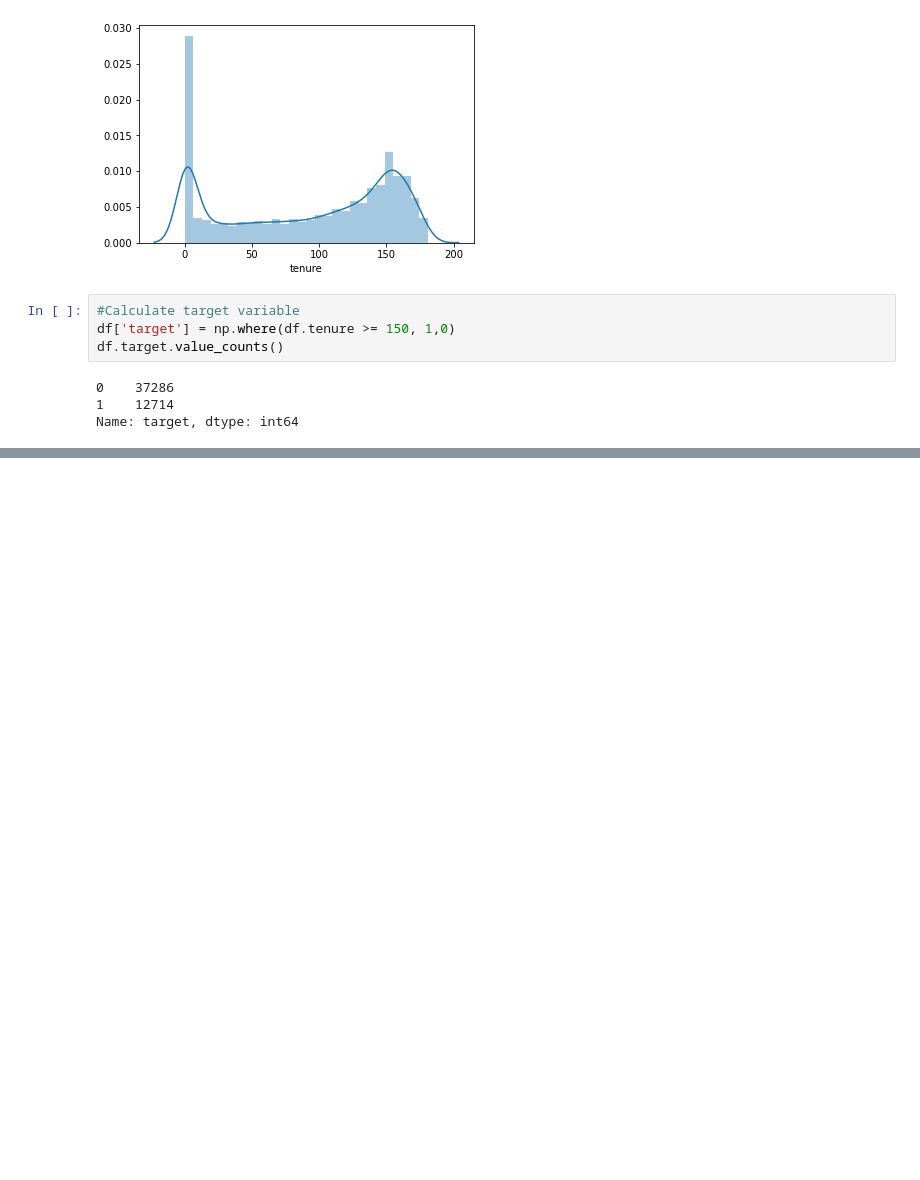
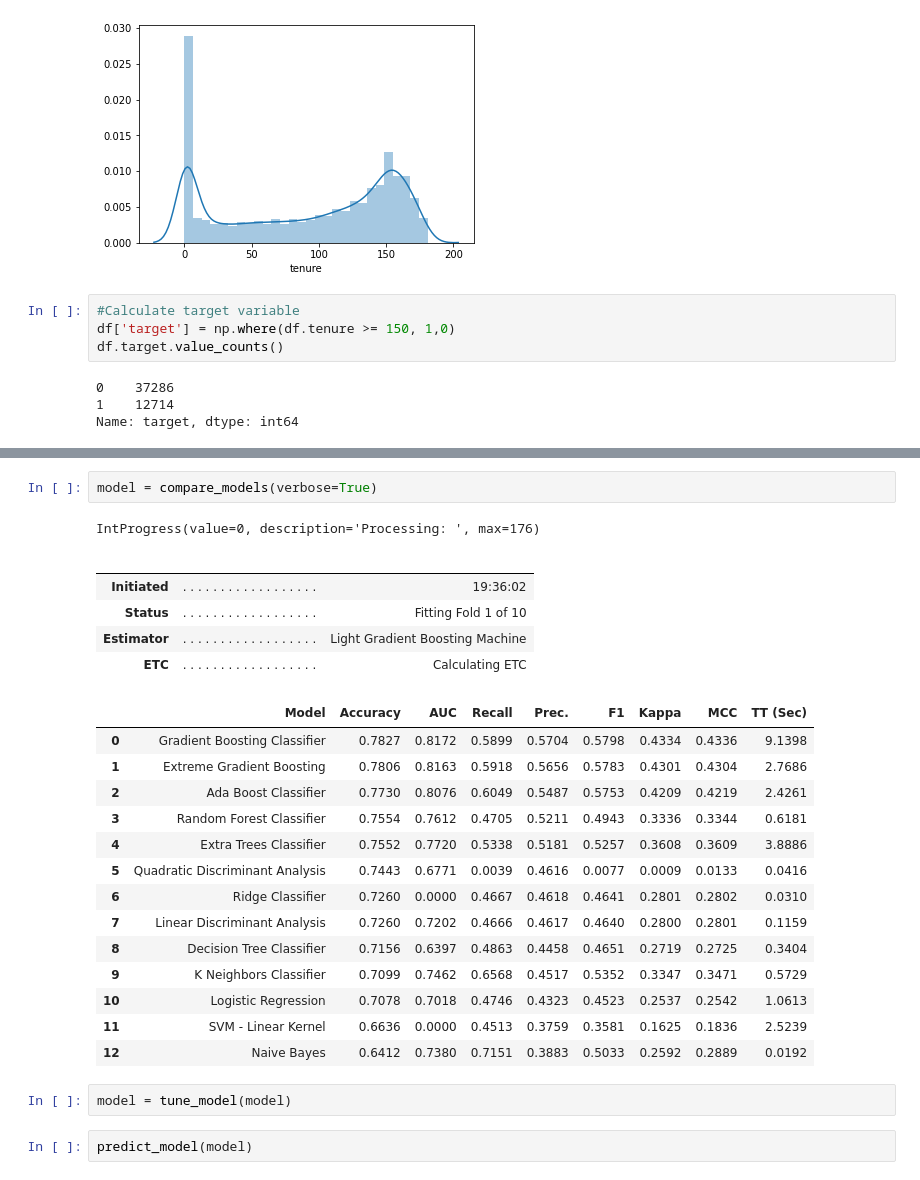
Before and after one commit to SwissMisra/Ultimate_Tech, a Jupyter notebook: Part 3 - Predictive Modeling.ipynb, the cells around one changed output, grey strips where cells are left out. Cells and saved outputs as stored; diff of their text form; blank space fills up the shorter version.

```diff
--- a/Part 3 - Predictive Modeling.ipynb
+++ b/Part 3 - Predictive Modeling.ipynb
@@ -170,0 +237,28 @@ Please also refer to the documentation for alternative solver options:
+# %%
+model = compare_models(verbose=True)
+# %% [output]
+IntProgress(value=0, description='Processing: ', max=176)
+|  |  |  |
+|  |  |  |
+| Initiated | . . . . . . . . . . . . . . . . . . | 19:36:02 |
+| Status | . . . . . . . . . . . . . . . . . . | Fitting Fold 1 of 10 |
+| Estimator | . . . . . . . . . . . . . . . . . . | Light Gradient Boosting Machine |
+| ETC | . . . . . . . . . . . . . . . . . . | Calculating ETC |
+|  | Model | Accuracy | AUC | Recall | Prec. | F1 | Kappa | MCC | TT (Sec) |
+| 0 | Gradient Boosting Classifier | 0.7827 | 0.8172 | 0.5899 | 0.5704 | 0.5798 | 0.4334 | 0.4336 | 9.1398 |
+| 1 | Extreme Gradient Boosting | 0.7806 | 0.8163 | 0.5918 | 0.5656 | 0.5783 | 0.4301 | 0.4304 | 2.7686 |
+| 2 | Ada Boost Classifier | 0.7730 | 0.8076 | 0.6049 | 0.5487 | 0.5753 | 0.4209 | 0.4219 | 2.4261 |
+| 3 | Random Forest Classifier | 0.7554 | 0.7612 | 0.4705 | 0.5211 | 0.4943 | 0.3336 | 0.3344 | 0.6181 |
+| 4 | Extra Trees Classifier | 0.7552 | 0.7720 | 0.5338 | 0.5181 | 0.5257 | 0.3608 | 0.3609 | 3.8886 |
+| 5 | Quadratic Discriminant Analysis | 0.7443 | 0.6771 | 0.0039 | 0.4616 | 0.0077 | 0.0009 | 0.0133 | 0.0416 |
+| 6 | Ridge Classifier | 0.7260 | 0.0000 | 0.4667 | 0.4618 | 0.4641 | 0.2801 | 0.2802 | 0.0310 |
+| 7 | Linear Discriminant Analysis | 0.7260 | 0.7202 | 0.4666 | 0.4617 | 0.4640 | 0.2800 | 0.2801 | 0.1159 |
+| 8 | Decision Tree Classifier | 0.7156 | 0.6397 | 0.4863 | 0.4458 | 0.4651 | 0.2719 | 0.2725 | 0.3404 |
+| 9 | K Neighbors Classifier | 0.7099 | 0.7462 | 0.6568 | 0.4517 | 0.5352 | 0.3347 | 0.3471 | 0.5729 |
+| 10 | Logistic Regression | 0.7078 | 0.7018 | 0.4746 | 0.4323 | 0.4523 | 0.2537 | 0.2542 | 1.0613 |
+| 11 | SVM - Linear Kernel | 0.6636 | 0.0000 | 0.4513 | 0.3759 | 0.3581 | 0.1625 | 0.1836 | 2.5239 |
+| 12 | Naive Bayes | 0.6412 | 0.7380 | 0.7151 | 0.3883 | 0.5033 | 0.2592 | 0.2889 | 0.0192 |
+# %%
+model = tune_model(model)
+# %%
+predict_model(model)
```
Also changed, not shown: parts of 16 cells of this notebook.
